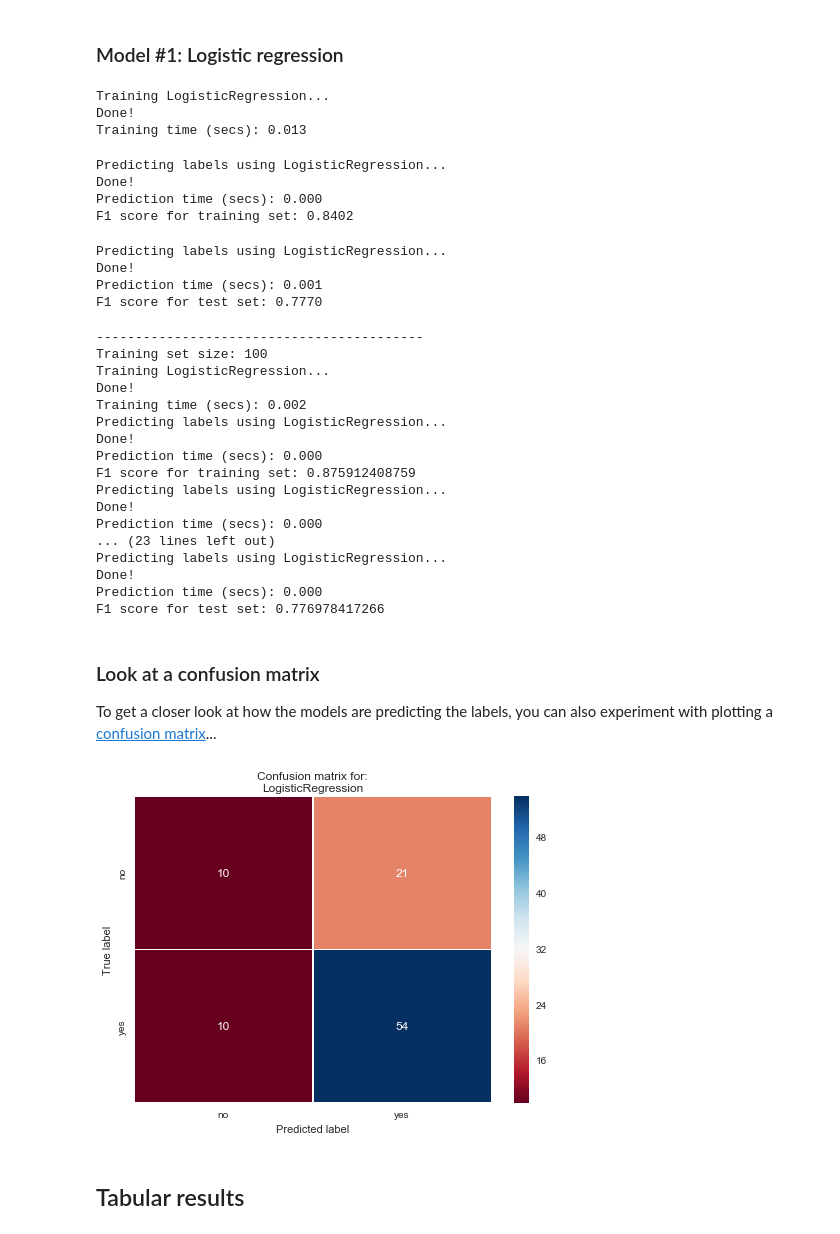
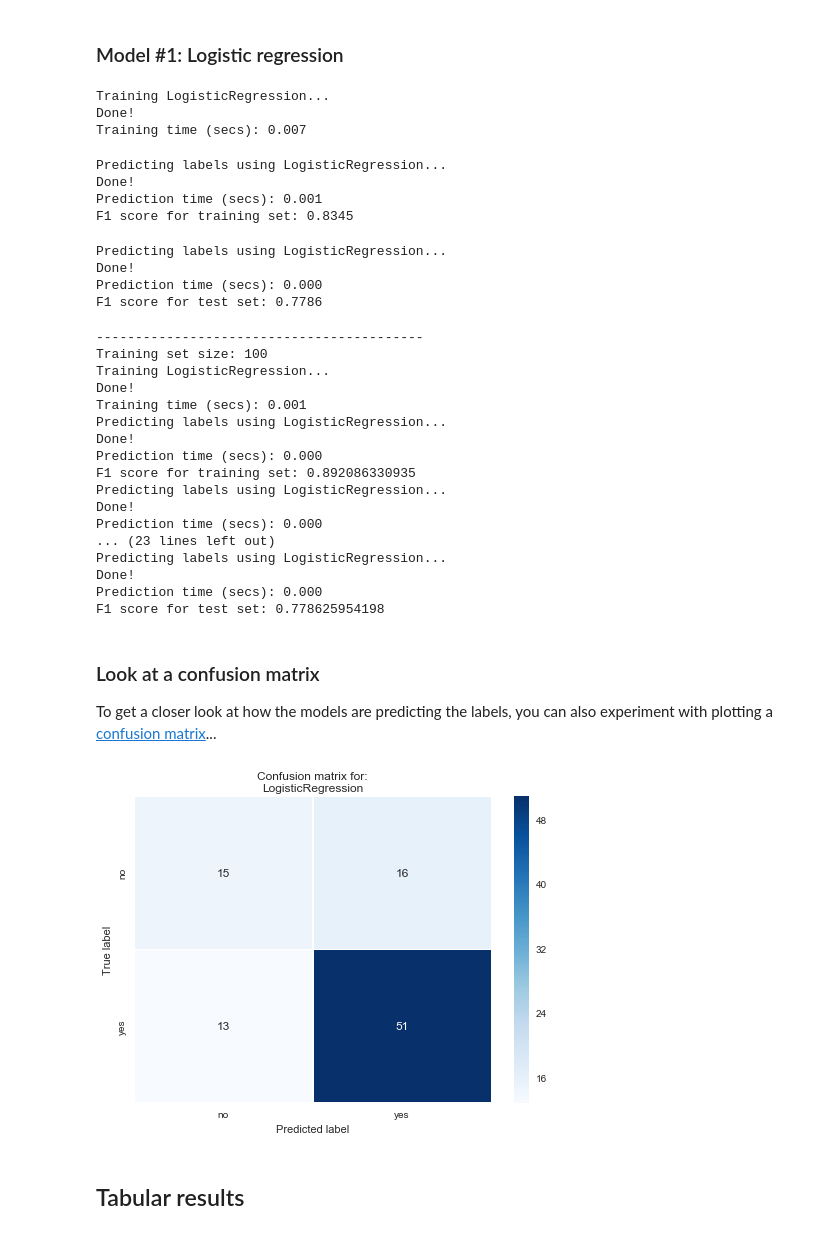
Before and after one commit to kcbighuge/p2-student-intervention, a Jupyter notebook: student_intervention.ipynb, the cells around one changed output. Saved outputs shown, nothing was run; the diff lists cells and outputs as text; code cells hidden in the pictures.

```diff
--- a/student_intervention.ipynb
+++ b/student_intervention.ipynb
@@ -235,7 +235,8 @@ def preprocess_features(X):
 
         # If still non-numeric, convert to one or more dummy variables
         if col_data.dtype == object:
-            col_data = pd.get_dummies(col_data, prefix=col)  # e.g. 'school' => 'school_GP', 'school_MS'
+            #col_data = pd.get_dummies(col_data, prefix=col)  # e.g. 'school' => 'school_GP', 'school_MS'
+            col_data = pd.get_dummies(col_data, prefix=col, drop_first=True)  # use N-1 dummy columns
 
         outX = outX.join(col_data)  # collect column(s) in output dataframe
 
@@ -311,7 +332,7 @@ train_classifier(clf, X_train, y_train)  # note: using entire training set here
 # %% [output]
 Training LogisticRegression...
 Done!
-Training time (secs): 0.013
+Training time (secs): 0.007
 # %%
 # Predict on training set and compute F1 score
 from sklearn.metrics import f1_score
@@ -329,16 +350,16 @@ print "F1 score for training set: {:.4f}".format(train_f1_score)
 # %% [output]
 Predicting labels using LogisticRegression...
 Done!
-Prediction time (secs): 0.000
-F1 score for training set: 0.8402
+Prediction time (secs): 0.001
+F1 score for training set: 0.8345
 # %%
 # Predict on test data
 print "F1 score for test set: {:.4f}".format(predict_labels(clf, X_test, y_test))
 # %% [output]
 Predicting labels using LogisticRegression...
 Done!
-Prediction time (secs): 0.001
-F1 score for test set: 0.7770
+Prediction time (secs): 0.000
+F1 score for test set: 0.7786
 # %%
 # Train and predict using different training set sizes
 def train_predict(clf, X_train, y_train, X_test, y_test):
@@ -361,11 +382,11 @@ train_predict_size(clf, 3)
 Training set size: 100
 Training LogisticRegression...
 Done!
-Training time (secs): 0.002
+Training time (secs): 0.001
 Predicting labels using LogisticRegression...
 Done!
 Prediction time (secs): 0.000
-F1 score for training set: 0.875912408759
+F1 score for training set: 0.892086330935
 Predicting labels using LogisticRegression...
 Done!
 Prediction time (secs): 0.000
@@ -373,24 +394,24 @@ Prediction time (secs): 0.000
 Predicting labels using LogisticRegression...
 Done!
 Prediction time (secs): 0.000
-F1 score for test set: 0.776978417266
+F1 score for test set: 0.778625954198
 # %% [markdown]
 ### Look at a confusion matrix
 To get a closer look at how the models are predicting the labels, you can also experiment with plotting a [confusion matrix](http://scikit-learn.org/stable/modules/model_evaluation.html#confusion-matrix)...
 # %%
 from sklearn.metrics import confusion_matrix
 
 # Compute confusion matrix for a model
 model = clf
 cm = confusion_matrix(y_test.values, model.predict(X_test))
 
 # view with a heatmap
-sns.heatmap(cm, annot=True, cmap='RdBu', xticklabels=['no', 'yes'], yticklabels=['no', 'yes'], linewidth=.5)
+sns.heatmap(cm, annot=True, cmap='Blues', xticklabels=['no', 'yes'], yticklabels=['no', 'yes'], linewidth=.5)
 plt.ylabel('True label')
 plt.xlabel('Predicted label')
 plt.title('Confusion matrix for:\n{}'.format(model.__class__.__name__));
 # %% [output]
-[figure, old version]
+[figure, new version]
 # %% [markdown]
 Tabular results
 ---------------
```
Also changed, not shown: parts of 17 cells of this notebook.
